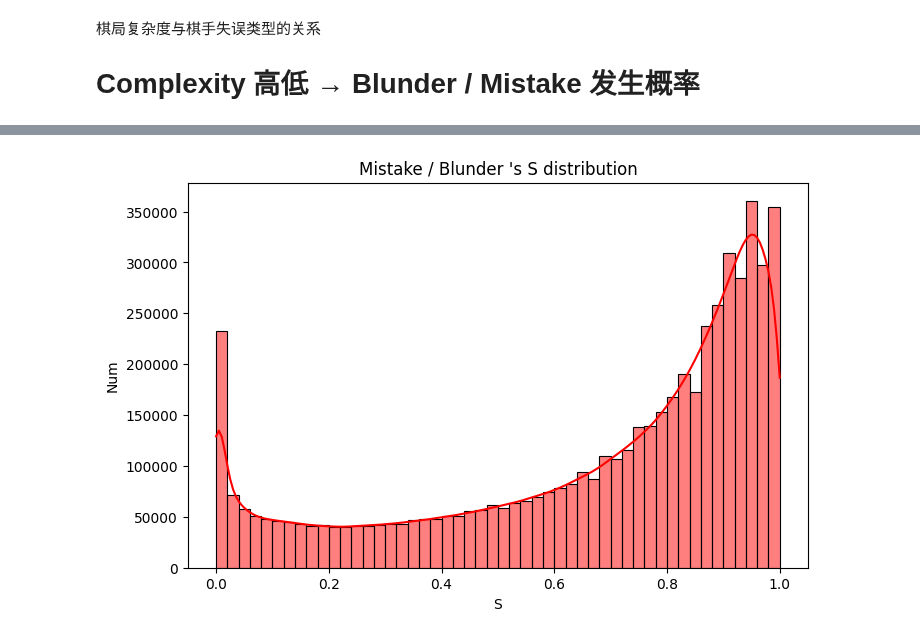
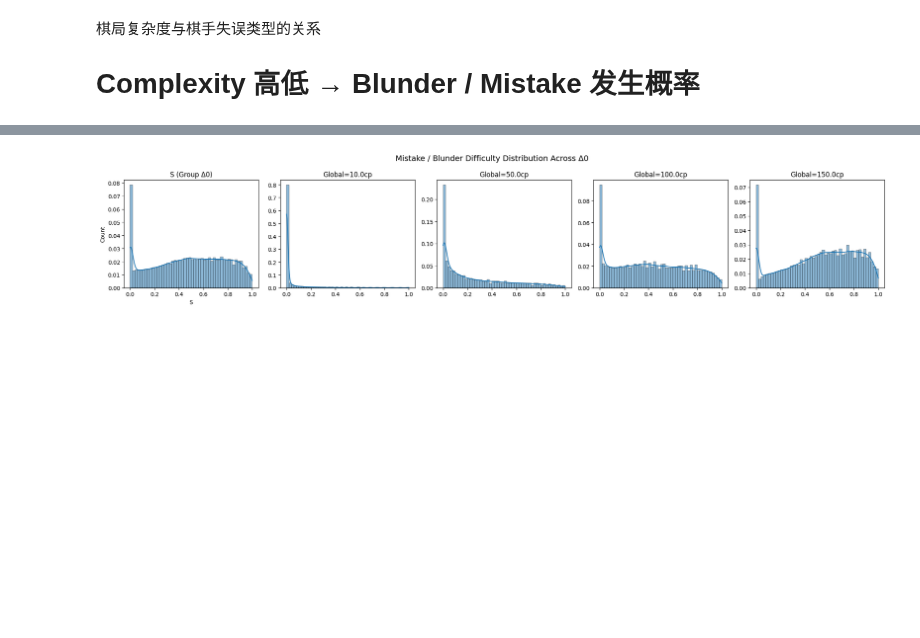
Before and after one commit to zZimablueee/Chess, a Jupyter notebook: complexity/delta_0/delta2.ipynb, the cells around one changed output, grey strips where cells are left out. Cells and saved outputs as stored; diff of their text form; code cells hidden in the pictures; blank space fills up the shorter version.

```diff
--- a/complexity/delta_0/delta2.ipynb
+++ b/complexity/delta_0/delta2.ipynb
@@ -100,13 +190,6 @@ print("计算完成！")
 # %%
-time_complex['Game_Length'] = (
-    time_complex.groupby('uid')['Move_Idx'].transform('max')
-)
-
-time_complex['Progress'] = (
-    time_complex['Move_Idx'] / time_complex['Game_Length']
-)
 complex_drop_opening = time_complex[
-    (time_complex['Progress'] > 0.20) &   # 去掉前15%
-    (time_complex['Is_Forced'] == 0)
+    (time_complex['Progress'] > 0.15) &   # 去掉前15%
+    (time_complex['Is_Forced'] == 0)      # 去掉强制走子
 ].copy()
 # %%
@@ -414,28 +467,48 @@ complex_drop_opening.head()
 # %%
-def plot_hist_with_values(df, col, bins=50, kde=False, title=None, xlabel=None, ylabel='Count', color='blue'):
-    """绘制直方图/柱状图并打印每个区间的具体步数。"""
-    values = df[col].dropna()
+# 只保留错误步
+errors_df = complex_drop_opening[complex_drop_opening['Is_Error'] == 1].copy()
+# 自动找所有 Global S 列
+global_s_cols = [col for col in errors_df.columns if col.startswith('S(Global=')]
 
-    counts, bin_edges = np.histogram(values, bins=bins)
+# 总图数量
+n_plots = 1 + len(global_s_cols)
 
-    print(f"=== {title if title else col} 每个区间步数 ===")
-    for i in range(0, len(counts), 2):
-        left = f"{bin_edges[i]:.3f}-{bin_edges[i+1]:.3f}: {counts[i]}"
-        if i + 1 < len(counts):
-            right = f"{bin_edges[i+1]:.3f}-{bin_edges[i+2]:.3f}: {counts[i+1]}"
-            print(f"{left:<30} | {right}")
-        else:
-            print(left)
+fig, axes = plt.subplots(1, n_plots, figsize=(4*n_plots, 4), sharey=False)
 
-    plt.figure(figsize=(8,5))
-    sns.histplot(values, bins=bins, kde=kde, color=color)
-    plt.title(title if title else col)
-    plt.xlabel(xlabel if xlabel else col)
-    plt.ylabel(ylabel)
-    plt.show()
-#mistake blunder distribution
-# 只保留错误步
-errors_df = complex_drop_opening[complex_drop_opening['Is_Error']==1]
+# ----------------------------
+# 1️⃣ Group-specific S
+# ----------------------------
+sns.histplot(
+    errors_df['S'].dropna(),
+    bins=50,
+    kde=True,
+    stat="probability",
+    ax=axes[0]
+)
 
-plot_hist_with_values(df=complex_drop_opening, col='S', bins=50, kde=True, title="Mistake / Blunder 's S distribution", xlabel='S', ylabel='Num',color='red')
+axes[0].set_title("S (Group Δ0)")
+axes[0].set_xlabel("S")
+axes[0].set_ylabel("Count")
+
+
+# ----------------------------
+# 2️⃣ Global S
+# ----------------------------
+for i, col in enumerate(global_s_cols):
+
+    sns.histplot(
+        errors_df[col].dropna(),
+        bins=50,
+        kde=True,
+        stat="probability",
+        ax=axes[i+1]
+    )
+
+    axes[i+1].set_title(col.replace("S(", "").replace(")", ""))
+    axes[i+1].set_xlabel("")
+    axes[i+1].set_ylabel("")
+
+plt.suptitle("Mistake / Blunder Difficulty Distribution Across Δ0", fontsize=14)
+plt.tight_layout()
+plt.show()
 # %% [output]
@@ -459 +515 @@ plot_hist_with_values(df=complex_drop_opening, col='S', bins=50, kde=True, title
-[figure, old version]
+[figure, new version]
```
Also changed, not shown: parts of 31 cells of this notebook.
